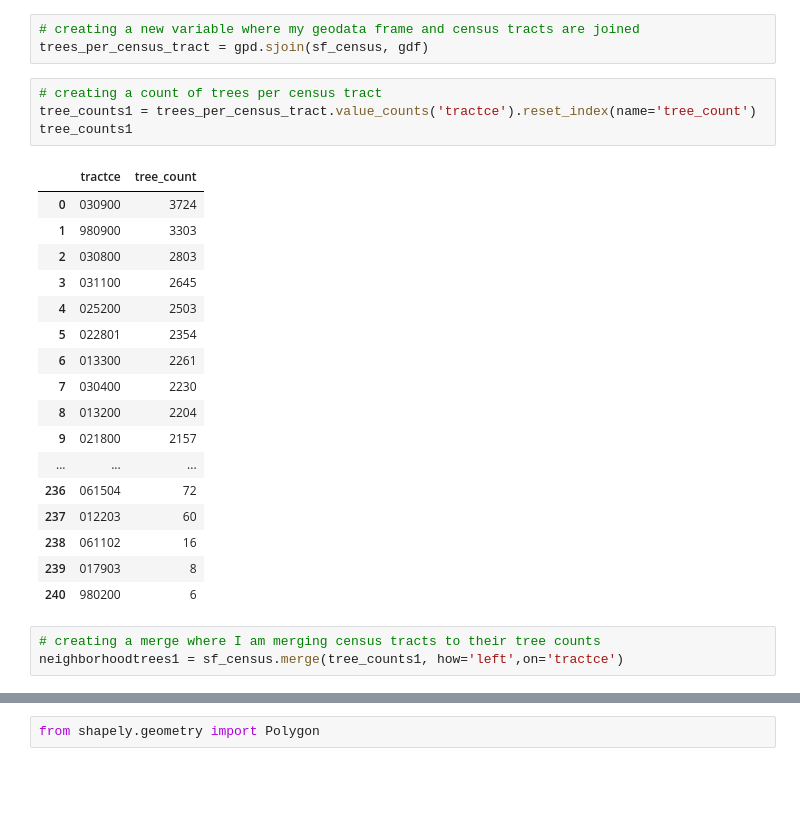
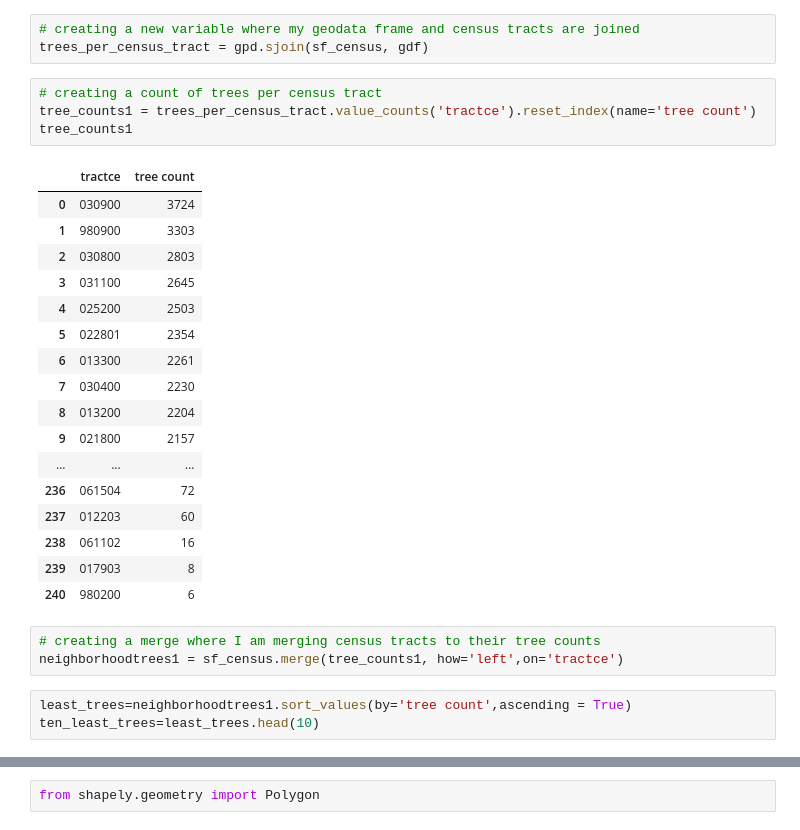
Before and after one commit to chuang01-cr/UP221-Caleb, a Jupyter notebook: Week 4 Assignment/Mini Individual Assignment .ipynb, the cells around one changed output, grey strips where cells are left out. Drawn from its saved outputs; the diff is of its cells as text; blank space fills up the shorter version.

```diff
--- a/Week 4 Assignment/Mini Individual Assignment .ipynb
+++ b/Week 4 Assignment/Mini Individual Assignment .ipynb
@@ -261,10 +304,10 @@ sf_census.plot()
 trees_per_census_tract = gpd.sjoin(sf_census, gdf)
 # %%
 # creating a count of trees per census tract
-tree_counts1 = trees_per_census_tract.value_counts('tractce').reset_index(name='tree_count')
+tree_counts1 = trees_per_census_tract.value_counts('tractce').reset_index(name='tree count')
 tree_counts1
 # %% [output]
-|  | tractce | tree_count |
+|  | tractce | tree count |
 | 0 | 030900 | 3724 |
 | 1 | 980900 | 3303 |
 | 2 | 030800 | 2803 |
@@ -284,3 +327,6 @@ tree_counts1
 # %%
 # creating a merge where I am merging census tracts to their tree counts
 neighborhoodtrees1 = sf_census.merge(tree_counts1, how='left',on='tractce')
+# %%
+least_trees=neighborhoodtrees1.sort_values(by='tree count',ascending = True)
+ten_least_trees=least_trees.head(10)
```
Also changed, not shown: parts of 12 cells of this notebook.
